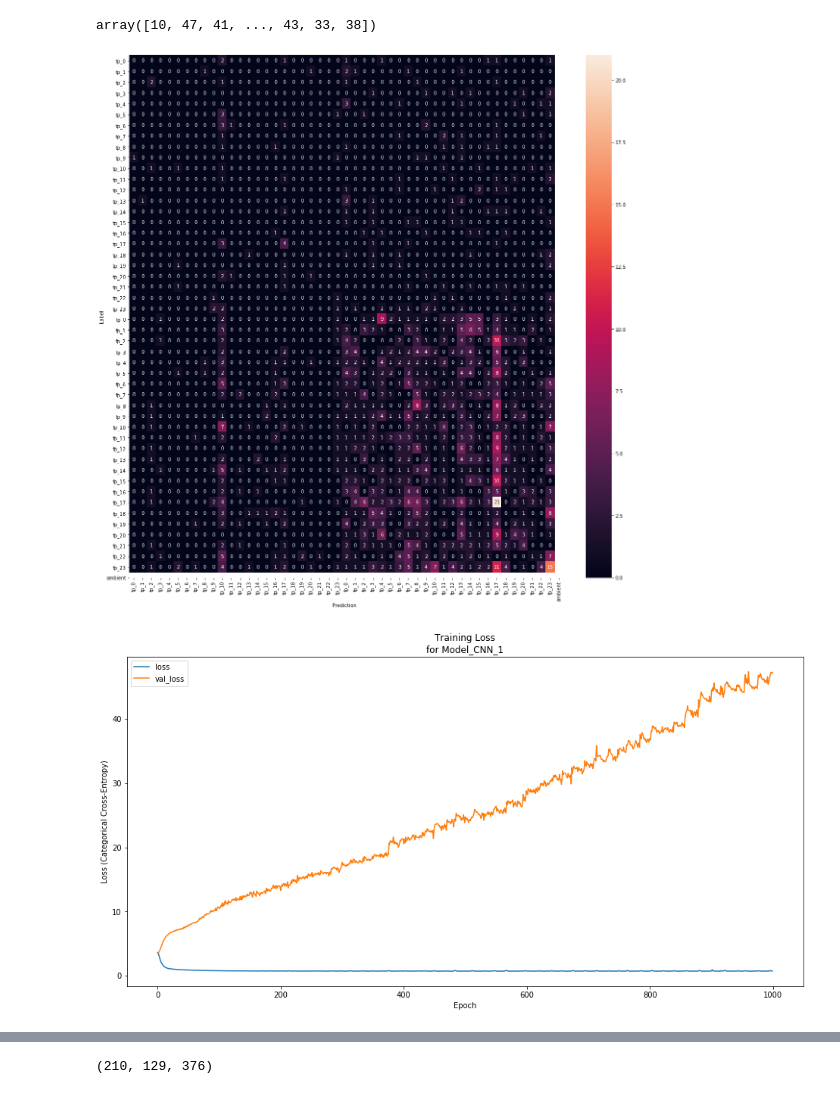
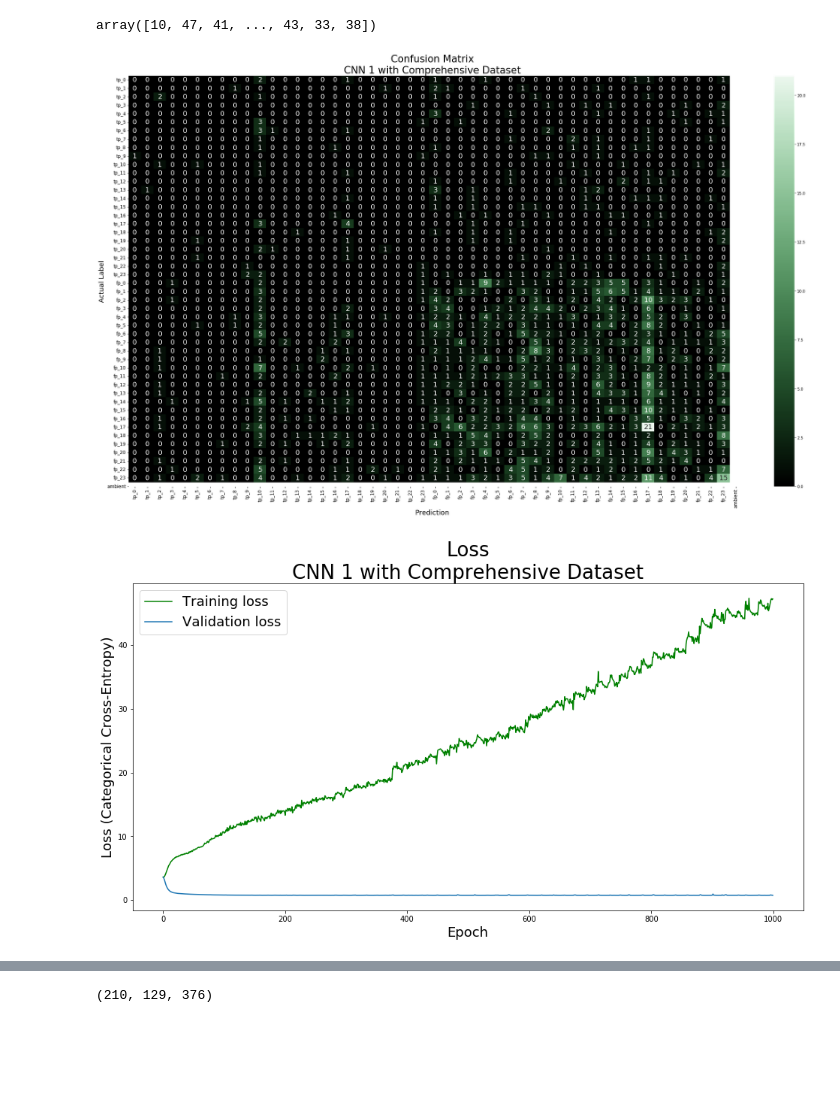
Before and after one commit to cshawnkeech/rainforest_audio, a Jupyter notebook: notebooks/2-2_inital_model.ipynb, the cells around one changed output, grey strips where cells are left out. Saved outputs shown, nothing was run; the diff lists cells and outputs as text; code cells hidden in the pictures; blank space fills up the shorter version.

```diff
--- a/notebooks/2-2_inital_model.ipynb
+++ b/notebooks/2-2_inital_model.ipynb
@@ -588,43 +588,51 @@ pred_test
 # %% [output]
 array([10, 47, 41, ..., 43, 33, 38])
 # %%
-# pred = model_cnn_1.predict_classes(sub_X_test_np_arr, verbose=1)
-
-# for i in zip(pred, label_number_list):
-
-#     print(f'predicted: {i[0]:2}, actual: {i[1]:2}')
-
-# l_n_mask =
-# pred_mask =
-
 confusion_mtx = tf.math.confusion_matrix(label_number_list, pred_test)
-plt.figure(figsize=(20, 20))
+plt.figure(figsize=(36, 20))
 
 # mask = np.zeros_like(corr)
 # mask[np.triu_indices_from(mask)] = True
 
+gr_cmap = sns.cubehelix_palette(start=2, rot=0, dark=0, light=.95, reverse=True, as_cmap=True)
 
 sns.heatmap(confusion_mtx,
             xticklabels=sub_y_train.columns,
             yticklabels=sub_y_train.columns,
             annot=True,
-            fmt='g')
+            cmap=gr_cmap,
+            fmt='g',
+            annot_kws={"fontsize": 18})
+plt.title('Confusion Matrix\nCNN 1 with Comprehensive Dataset', fontsize=26)
 
-plt.xlabel('Prediction')
-plt.ylabel('Label')
+plt.xlabel('Prediction', fontsize=18)
+plt.ylabel('Actual Label', fontsize=18)
+plt.xticks(ha='center', fontsize=12)
+plt.yticks(va='center', fontsize=12)
+
+# plt.savefig('../img/comp_1_1000/confusion_matrix_model_cnn_comp_1_1000',
+#             bbox_inches='tight')
+
 plt.show()
 # %% [output]
-[figure, old version]
+[figure, new version]
 # %%
 metrics = cnn_1_history.history
 
 plt.figure(figsize=(16, 8))
-plt.plot(cnn_1_history.epoch, metrics['loss'], metrics['val_loss'])
+# plt.plot(cnn_sub_2_history.epoch, metrics['loss'], metrics['val_loss'])
 
-plt.title('Training Loss\nfor Model_CNN_1')
-plt.legend(['loss', 'val_loss'])
-plt.ylabel('Loss (Categorical Cross-Entropy)')
-plt.xlabel('Epoch')
+plt.plot(cnn_1_history.epoch, metrics['val_loss'], color='g')
+plt.plot(cnn_1_history.epoch, metrics['loss'])
+
+plt.title('Loss\nCNN 1 with Comprehensive Dataset', fontsize=26)
+plt.legend(['Training loss', 'Validation loss'], fontsize=18)
+plt.ylabel('Loss (Categorical Cross-Entropy)', fontsize=18)
+plt.xlabel('Epoch', fontsize=18)
+
+
+# plt.savefig('../img/comp_1_1000/loss_model_cnn_comp_1_1000',
+#             bbox_inches='tight')
 plt.show()
 # %% [output]
-[figure, old version]
+[figure, new version]
```
Also changed, not shown: parts of 3 cells of this notebook, 1 other file.
